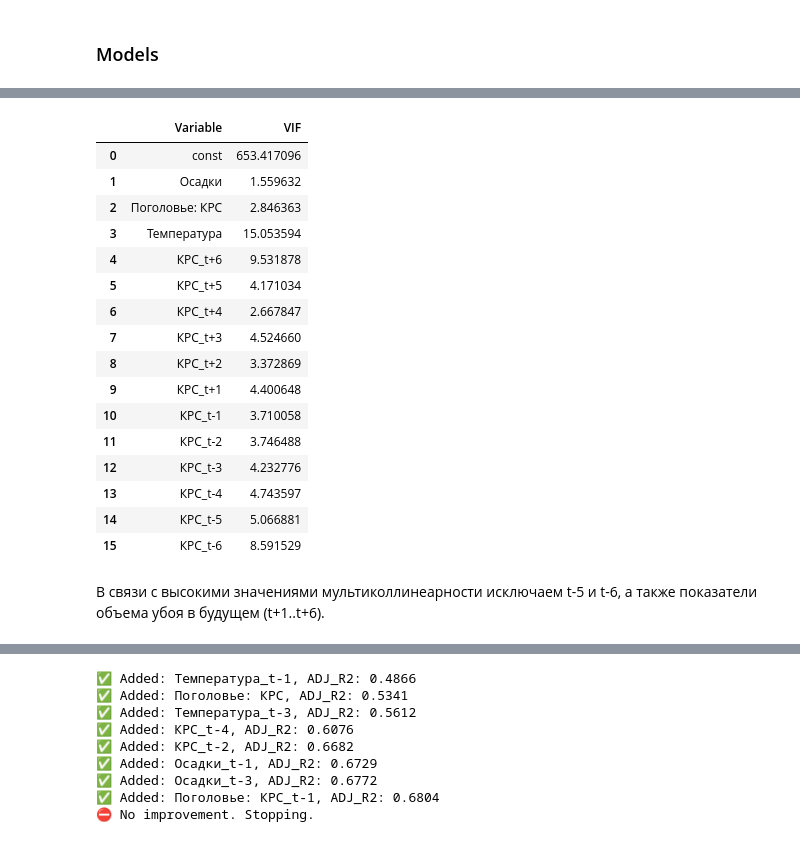
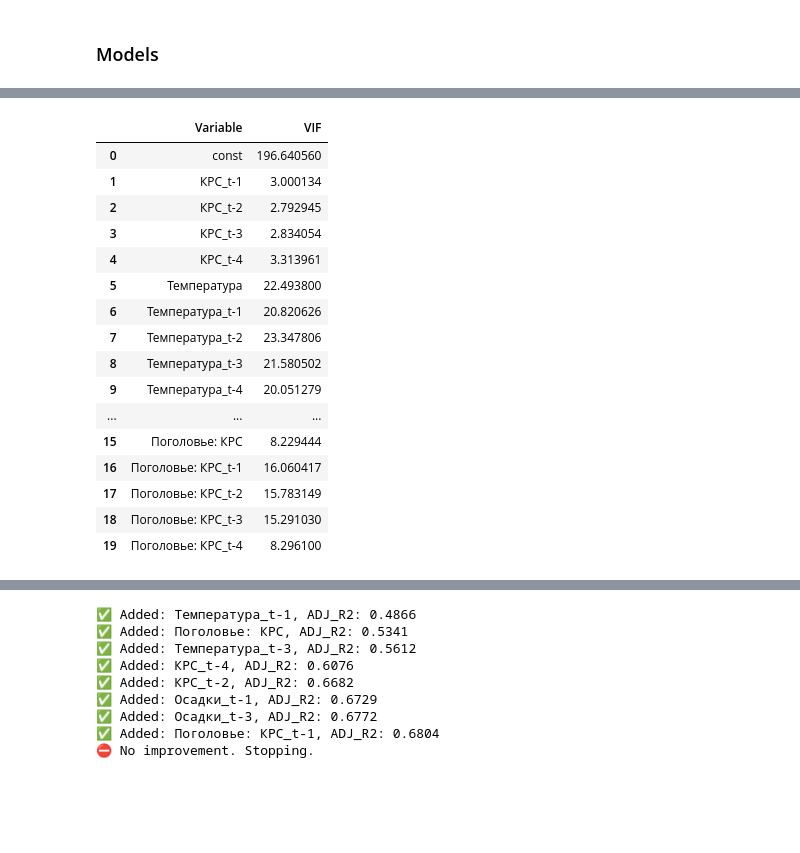
Before and after one commit to Madi147/ICC, a Jupyter notebook: Models/КРС/КРС_Akmola.ipynb, the cells around one changed output, grey strips where cells are left out. Drawn from its saved outputs; the diff is of its cells as text; code cells hidden in the pictures; blank space fills up the shorter version.

```diff
--- a/Models/КРС/КРС_Akmola.ipynb
+++ b/Models/КРС/КРС_Akmola.ipynb
@@ -42,5 +42,6 @@ df.head(5)
 | 4 | АКМОЛИНСКАЯ ОБЛАСТЬ | 2015-05 | 3849.70 | 42.8 | 444647.0 | 14.574194 |
 # %%
 df_akmola = df[df['Регион'] == 'АКМОЛИНСКАЯ ОБЛАСТЬ']
+df_akmola = df_akmola.drop('Регион', axis = 'columns')
 df_akmola.head()
 # %% [output]
@@ -88,7 +87,7 @@ df_akmola.isna().sum()
 dtype: int64
 # %%
 # Plot each variable in its own subplot
-value_cols = [col for col in df_akmola.columns if col not in ["Период", "Регион"]]
+value_cols = [col for col in df_akmola.columns if col not in ["Период"]]
 
 n = len(value_cols)
 plt.figure(figsize=(18, 4 * n))
@@ -106,17 +105,3 @@ plt.tight_layout()
 plt.show()
 # %% [output]
 [figure]
-# %%
-# Create lags (t-6 to t+6) for the target variable
-for lag in range(-6, 7):
-    if lag < 0:
-        df_akmola[f"КРС_t+{abs(lag)}"] = df_akmola["Объем убоя: КРС"].shift(lag)  # lead
-    elif lag > 0:
-        df_akmola[f"КРС_t-{lag}"] = df_akmola["Объем убоя: КРС"].shift(lag)
-
-# Drop NA rows caused by shifting
-df_akmola_lag = df_akmola.dropna().copy()
-df_akmola_lag = df_akmola_lag[['Регион', 'Период', 'Осадки', 'Поголовье: КРС',
-       'Температура', 'КРС_t-6', 'КРС_t-5', 'КРС_t-4', 'КРС_t-3', 'КРС_t-2',
-       'КРС_t-1', 'Объем убоя: КРС', 'КРС_t+1', 'КРС_t+2', 'КРС_t+3', 'КРС_t+4', 'КРС_t+5', 'КРС_t+6']]
-df_akmola_lag
@@ -214,0 +181,17 @@ Critical Value (10%): -2.5814
+# %%
+# Создание лагов t-1 до t-4 для переменных
+for lag in range(1, 5):
+    df_akmola[f"КРС_t-{lag}"] = df_akmola["Объем убоя: КРС"].shift(lag)
+    df_akmola[f"Температура_t-{lag}"] = df_akmola["Температура"].shift(lag)
+    df_akmola[f"Осадки_t-{lag}"] = df_akmola["Осадки"].shift(lag)
+    df_akmola[f"Поголовье: КРС_t-{lag}"] = df_akmola["Поголовье: КРС"].shift(lag)
+
+# Удаляем строки с NaN после сдвигов
+df_akmola_lagged = df_akmola.dropna().copy()
+df_akmola_lagged = df_akmola_lagged[["Период",
+    "Объем убоя: КРС", "КРС_t-1", "КРС_t-2", "КРС_t-3", "КРС_t-4",
+    "Температура", "Температура_t-1", "Температура_t-2", "Температура_t-3", "Температура_t-4",
+    "Осадки", "Осадки_t-1", "Осадки_t-2", "Осадки_t-3", "Осадки_t-4",
+    "Поголовье: КРС", "Поголовье: КРС_t-1", "Поголовье: КРС_t-2", "Поголовье: КРС_t-3", "Поголовье: КРС_t-4"]]
+
+df_akmola_lagged
@@ -235,30 +274,28 @@ df_akmola
 # %%
-df_vif = df_akmola[[col for col in df_akmola.columns if col not in ["Регион", "Период"]]].dropna()
+df_vif = df_akmola_lagged[[col for col in df_akmola_lagged.columns if col not in ["Период"]]]
 
 X_vif = add_constant(df_vif[[i for i in df_vif.columns if i != "Объем убоя: КРС"]])
 
 vif_data = pd.DataFrame({
     "Variable": X_vif.columns,
     "VIF": [variance_inflation_factor(X_vif.values, i) for i in range(X_vif.shape[1])]
 })
 vif_data
 # %% [output]
 |  | Variable | VIF |
-| 0 | const | 653.417096 |
-| 1 | Осадки | 1.559632 |
-| 2 | Поголовье: КРС | 2.846363 |
-| 3 | Температура | 15.053594 |
-| 4 | КРС_t+6 | 9.531878 |
-| 5 | КРС_t+5 | 4.171034 |
-| 6 | КРС_t+4 | 2.667847 |
-| 7 | КРС_t+3 | 4.524660 |
-| 8 | КРС_t+2 | 3.372869 |
-| 9 | КРС_t+1 | 4.400648 |
-| 10 | КРС_t-1 | 3.710058 |
-| 11 | КРС_t-2 | 3.746488 |
-| 12 | КРС_t-3 | 4.232776 |
-| 13 | КРС_t-4 | 4.743597 |
-| 14 | КРС_t-5 | 5.066881 |
-| 15 | КРС_t-6 | 8.591529 |
+| 0 | const | 196.640560 |
+| 1 | КРС_t-1 | 3.000134 |
+| 2 | КРС_t-2 | 2.792945 |
+| 3 | КРС_t-3 | 2.834054 |
+| 4 | КРС_t-4 | 3.313961 |
+| 5 | Температура | 22.493800 |
+| 6 | Температура_t-1 | 20.820626 |
+| 7 | Температура_t-2 | 23.347806 |
+| 8 | Температура_t-3 | 21.580502 |
+| 9 | Температура_t-4 | 20.051279 |
+| ... | ... | ... |
+| 15 | Поголовье: КРС | 8.229444 |
+| 16 | Поголовье: КРС_t-1 | 16.060417 |
+| 17 | Поголовье: КРС_t-2 | 15.783149 |
+| 18 | Поголовье: КРС_t-3 | 15.291030 |
+| 19 | Поголовье: КРС_t-4 | 8.296100 |
-# %% [markdown]
-В связи с высокими значениями мультиколлинеарности исключаем t-5 и t-6, а также показатели объема убоя в будущем (t+1..t+6).
```
Also changed, not shown: parts of 18 cells of this notebook.
